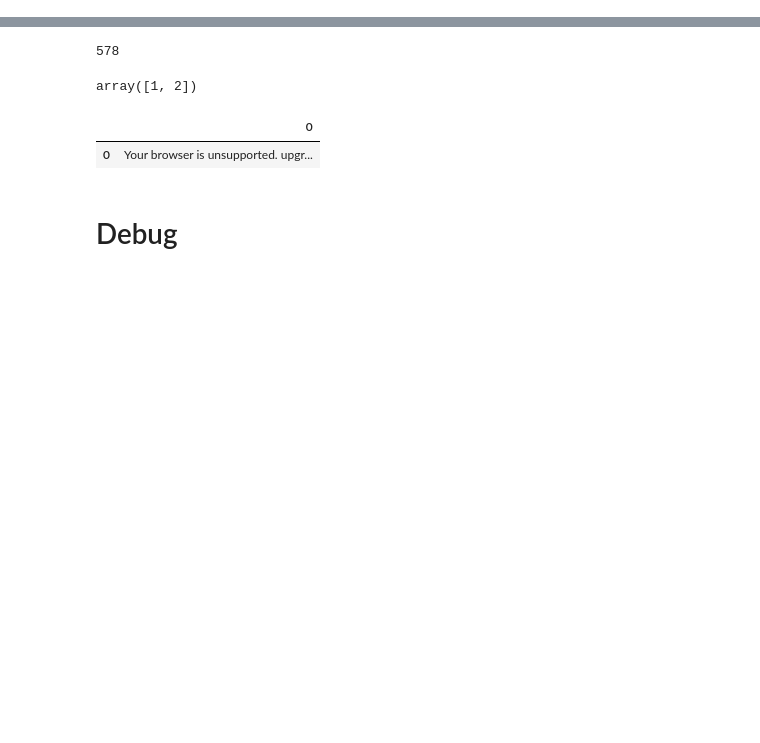
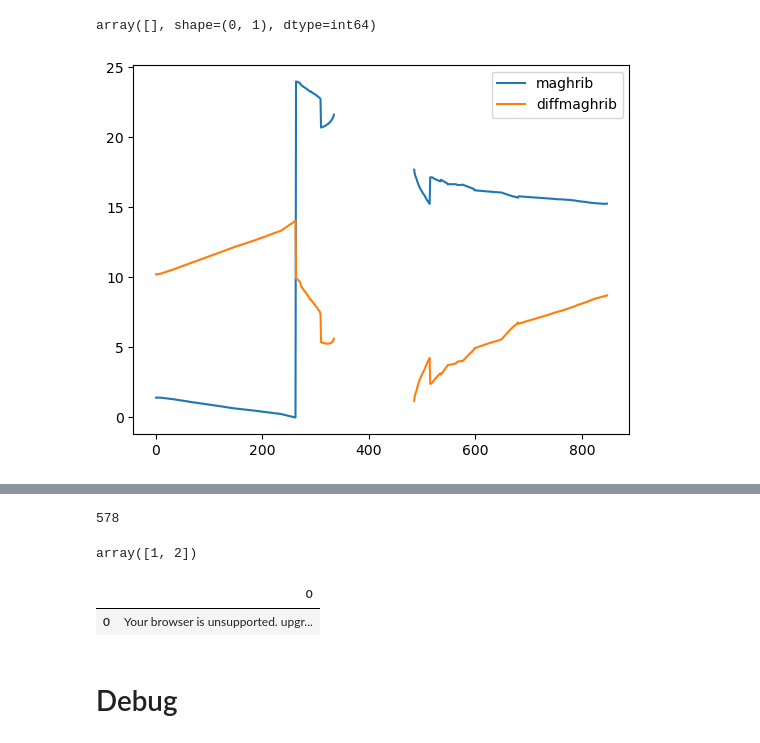
Before and after one commit to zzaidi07/salah-35k, a Jupyter notebook: compiled_v1.ipynb, the cells around one changed output, grey strips where cells are left out. Saved outputs shown, nothing was run; the diff lists cells and outputs as text; code cells hidden in the pictures; blank space fills up the shorter version.

```diff
--- a/compiled_v1.ipynb
+++ b/compiled_v1.ipynb
@@ -237,0 +298,9 @@ Sunrise Time is at (1, 11.0, 'AM')
+# %%
+fig, ax = plt.subplots()
+ax.plot(maghrib_times, label = 'maghrib')
+ax.plot(diff_maghrib, label = 'diffmaghrib')
+ax.legend()
+np.argwhere(diff_maghrib == 0)
+# %% [output]
+array([], shape=(0, 1), dtype=int64)
+[figure, added]
```
Also changed, not shown: parts of 15 cells of this notebook.
